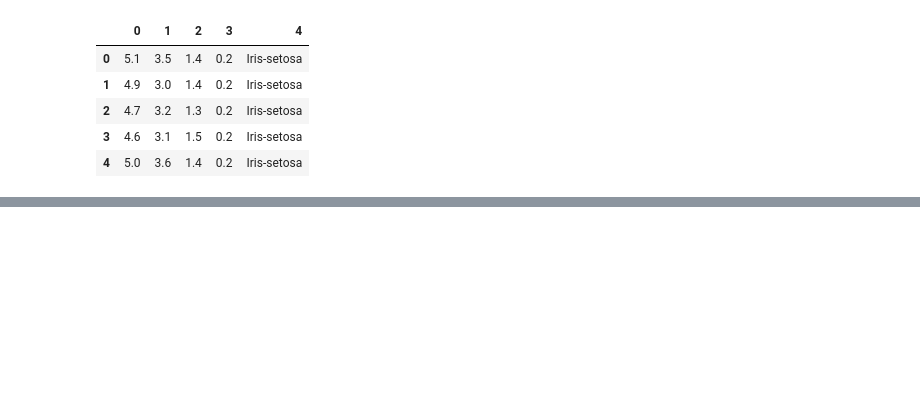
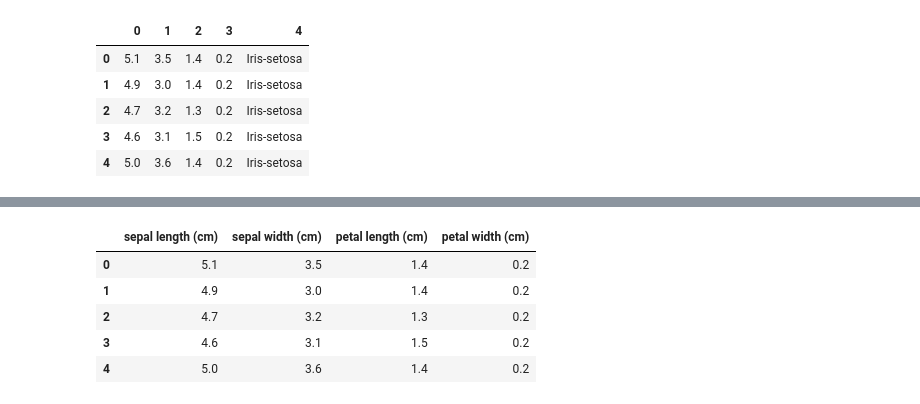
Before and after one commit to acaaattunde2012/Practise, a Jupyter notebook: Iris.ipynb, the cells around one changed output, grey strips where cells are left out. Cells and saved outputs as stored; diff of their text form; code cells hidden in the pictures; blank space fills up the shorter version.

```diff
--- a/Iris.ipynb
+++ b/Iris.ipynb
@@ -368,0 +166,4 @@ The accuracy score is - 1.0
+# %%
+iris_df['output'] = target_ds
+print(iris_df.head())
+print(iris_df.tail())
@@ -368,0 +188,11 @@ The accuracy score is - 1.0
+# %%
+# Split the iris_df into independent(x) and dependent(y) variables
+X= iris_df.drop('output', axis=1)
+X.head()
+# %% [output]
+|  | sepal length (cm) | sepal width (cm) | petal length (cm) | petal width (cm) |
+| 0 | 5.1 | 3.5 | 1.4 | 0.2 |
+| 1 | 4.9 | 3.0 | 1.4 | 0.2 |
+| 2 | 4.7 | 3.2 | 1.3 | 0.2 |
+| 3 | 4.6 | 3.1 | 1.5 | 0.2 |
+| 4 | 5.0 | 3.6 | 1.4 | 0.2 |
```
Also changed, not shown: parts of 94 cells of this notebook, 1 other file.
